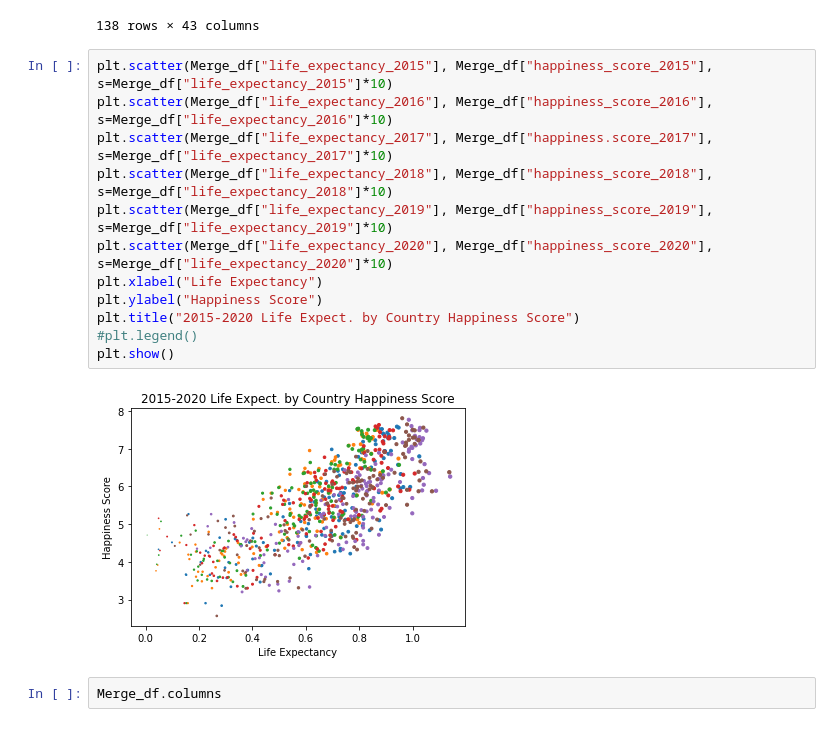
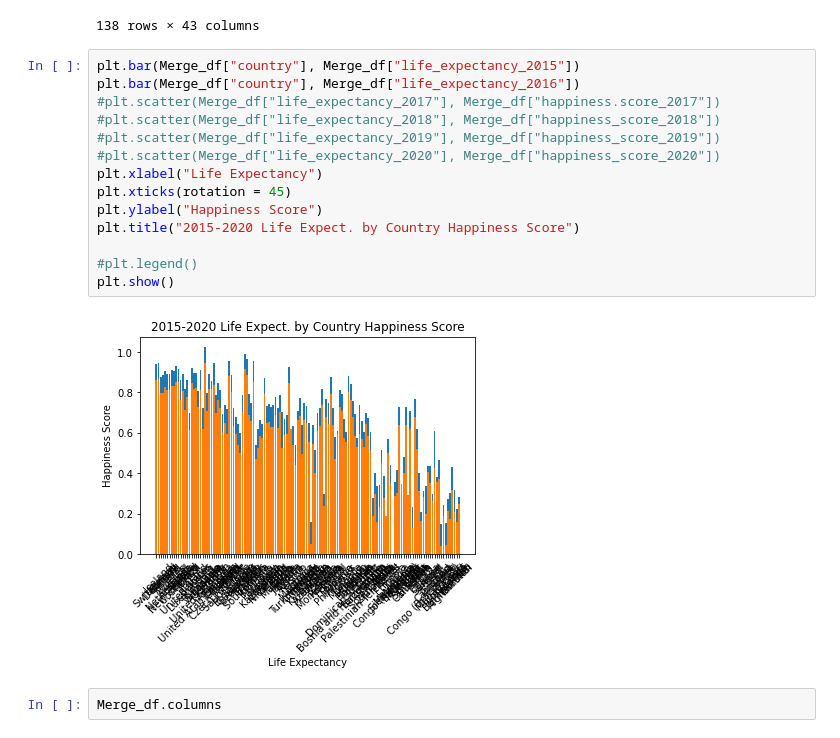
Before and after one commit to josiedeleon/Team9--Project1, a Jupyter notebook: Project 1 Happiness.ipynb, the cells around one changed output. Drawn from its saved outputs; the diff is of its cells as text.

Commit message:
changed graph layout

```diff
--- a/Project 1 Happiness.ipynb
+++ b/Project 1 Happiness.ipynb
@@ -49,19 +49,21 @@ Merge_df
 | 137 | Togo | 2.839 | 0.20868 | 0.13995 | 0.28443 | ... |
 138 rows × 43 columns
 # %%
-plt.scatter(Merge_df["life_expectancy_2015"], Merge_df["happiness_score_2015"], s=Merge_df["life_expectancy_2015"]*10)
-plt.scatter(Merge_df["life_expectancy_2016"], Merge_df["happiness_score_2016"], s=Merge_df["life_expectancy_2016"]*10)
-plt.scatter(Merge_df["life_expectancy_2017"], Merge_df["happiness.score_2017"], s=Merge_df["life_expectancy_2017"]*10)
-plt.scatter(Merge_df["life_expectancy_2018"], Merge_df["happiness_score_2018"], s=Merge_df["life_expectancy_2018"]*10)
-plt.scatter(Merge_df["life_expectancy_2019"], Merge_df["happiness_score_2019"], s=Merge_df["life_expectancy_2019"]*10)
-plt.scatter(Merge_df["life_expectancy_2020"], Merge_df["happiness_score_2020"], s=Merge_df["life_expectancy_2020"]*10)
+plt.bar(Merge_df["country"], Merge_df["life_expectancy_2015"])
+plt.bar(Merge_df["country"], Merge_df["life_expectancy_2016"])
+#plt.scatter(Merge_df["life_expectancy_2017"], Merge_df["happiness.score_2017"])
+#plt.scatter(Merge_df["life_expectancy_2018"], Merge_df["happiness_score_2018"])
+#plt.scatter(Merge_df["life_expectancy_2019"], Merge_df["happiness_score_2019"])
+#plt.scatter(Merge_df["life_expectancy_2020"], Merge_df["happiness_score_2020"])
 plt.xlabel("Life Expectancy")
+plt.xticks(rotation = 45)
 plt.ylabel("Happiness Score")
 plt.title("2015-2020 Life Expect. by Country Happiness Score")
+
 #plt.legend()
 plt.show()
 # %% [output]
-[figure, old version]
+[figure, new version]
 # %%
 Merge_df.columns
 # %% [output]
```
